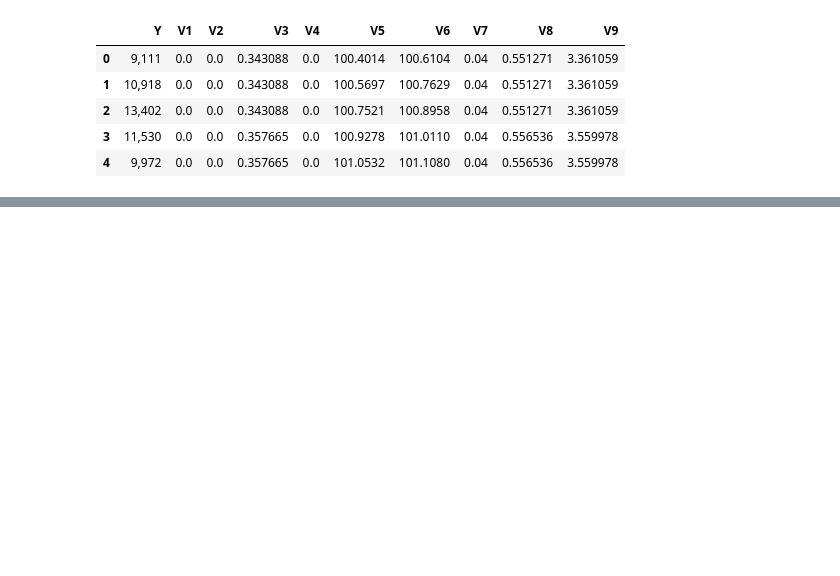
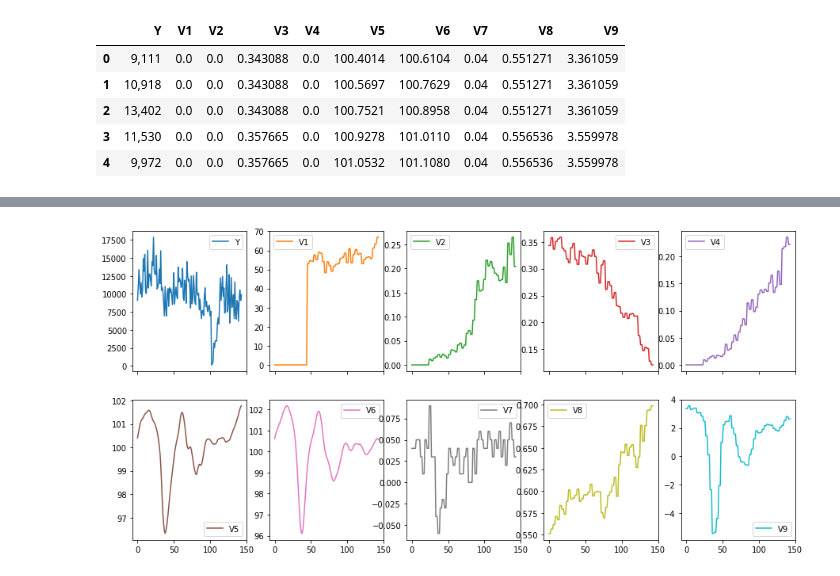
Before and after one commit to hargurjeet/hpe, a Jupyter notebook: Problem_2_hpe.ipynb, the cells around one changed output, grey strips where cells are left out. Drawn from its saved outputs; the diff is of its cells as text; code cells hidden in the pictures; blank space fills up the shorter version.

```diff
--- a/Problem_2_hpe.ipynb
+++ b/Problem_2_hpe.ipynb
@@ -47,3 +47,7 @@ df.head()
 | 2 | 13,402 | 0.0 | 0.0 | 0.343088 | 0.0 | 100.7521 | 100.8958 | 0.04 | 0.551271 | 3.361059 |
 | 3 | 11,530 | 0.0 | 0.0 | 0.357665 | 0.0 | 100.9278 | 101.0110 | 0.04 | 0.556536 | 3.559978 |
 | 4 | 9,972 | 0.0 | 0.0 | 0.357665 | 0.0 | 101.0532 | 101.1080 | 0.04 | 0.556536 | 3.559978 |
+# %%
+## Seprating the traing and the test set
+df_training = df.iloc[:144, :]
+df_test = df.iloc[144:147, :]
@@ -49,0 +74,4 @@ df.head()
+# %%
+# as target variable is number, Coverting Y to numberic
+df_training['Y'] = df_training['Y'].str.replace(',', '').astype(float)
+df_training['Y'].apply(pd.to_numeric)
@@ -49,0 +129,4 @@ df.head()
+# %%
+df_training.plot(subplots=True, layout=(4,5), figsize=(15,15));
+# %% [output]
+[figure, added]
```
Also changed, not shown: parts of 35 cells of this notebook.
